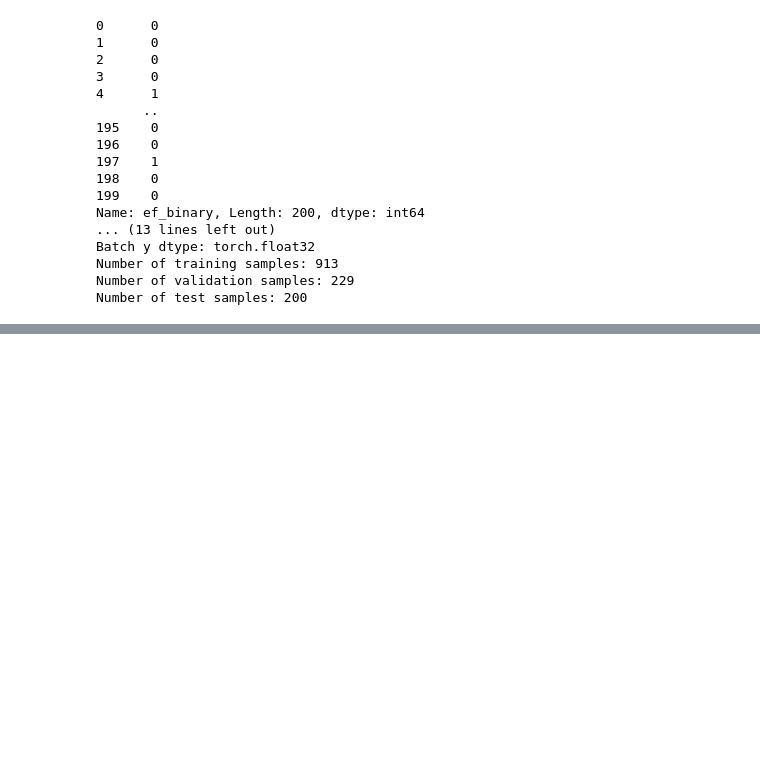
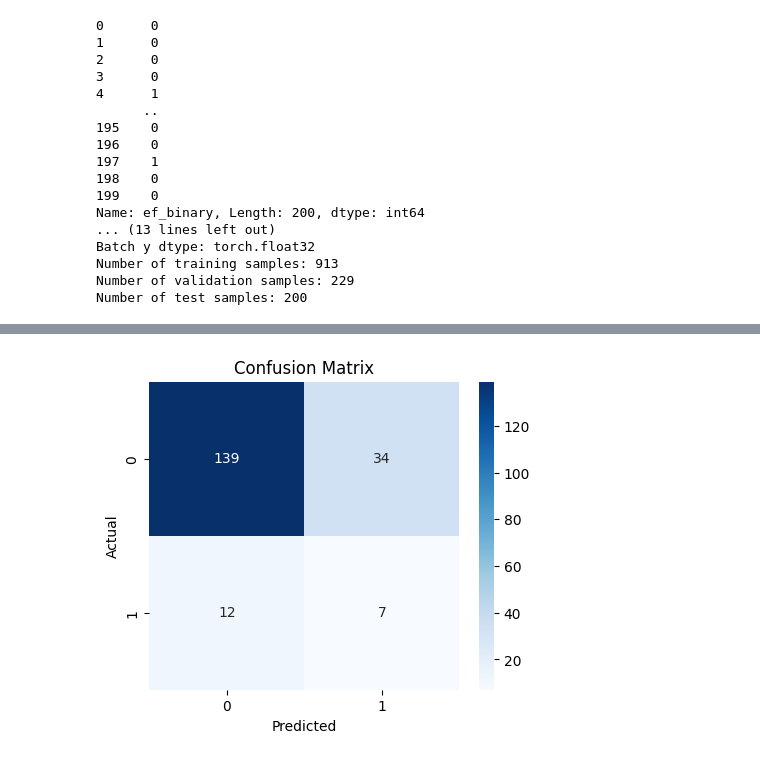
Before and after one commit to JaySeeDub/Quantathon2025, a Jupyter notebook: Notebooks/BinaryDNN.ipynb, the cells around one changed output, grey strips where cells are left out. Saved outputs shown, nothing was run; the diff lists cells and outputs as text; code cells hidden in the pictures; blank space fills up the shorter version.

```diff
--- a/Notebooks/BinaryDNN.ipynb
+++ b/Notebooks/BinaryDNN.ipynb
@@ -337,0 +323,16 @@ AUC: 0.5799, F1: 0.1356, Accuracy: 0.7344, CSI: 0.0727
+# %%
+## Load a previous model
+load = True
+
+if load:
+    # load_path = "models/Binary_DNN_" # Path to load model
+    load_path = "models/DNN_model_best_accuracy.pt"
+    load_path = "models/DNN_model_best_valLoss.pt"
+
+    # Load the checkpoint
+    checkpoint = torch.load(load_path)
+
+    # Restore model weights
+    DNN.load_state_dict(checkpoint["DNN_state_dict"])
+
+    print(f"Loaded model from {load_path}")
@@ -337,0 +341,70 @@ AUC: 0.5799, F1: 0.1356, Accuracy: 0.7344, CSI: 0.0727
+# %%
+# --- Set model to evaluation mode ---
+DNN.eval()
+
+all_targets = []
+all_preds = []
+all_outputs = []
+
+with torch.no_grad():
+    for features, target in test_loader:
+        features = features.to(device)
+        target = target.to(device).float().unsqueeze(-1)
+
+        outputs = DNN(features)
+        preds = (outputs > 0.5).float()
+
+        all_targets.append(target.cpu())
+        all_preds.append(preds.cpu())
+        all_outputs.append(outputs.cpu())
+
+# --- Concatenate all batches ---
+all_targets = torch.cat(all_targets).squeeze().long().numpy()  # integers 0/1
+all_preds = torch.cat(all_preds).squeeze().long().numpy()
+all_outputs = torch.cat(all_outputs).squeeze().numpy()             # floats in [0,1]
+
+# --- Sanity check ---
+print(all_targets.shape, all_preds.shape, all_outputs.shape)
+print(np.unique(all_targets))  # should be [0,1]
+
+# --- Compute Metrics ---
+cm = confusion_matrix(all_targets, all_preds)
+auc = roc_auc_score(all_targets, all_outputs)  # should work now
+f1 = f1_score(all_targets, all_preds)
+acc = accuracy_score(all_targets, all_preds)
+
+# Critical Success Index (CSI)
+tp = cm[1,1]
+fn = cm[1,0]
+fp = cm[0,1]
+csi = tp / (tp + fn + fp)
+
+print(f"AUC: {auc:.4f}, F1: {f1:.4f}, Accuracy: {acc:.4f}, CSI: {csi:.4f}")
+
+# --- Plot Confusion Matrix ---
+plt.figure(figsize=(5,4))
+sns.heatmap(cm, annot=True, fmt='d', cmap='Blues')
+plt.xlabel('Predicted')
+plt.ylabel('Actual')
+plt.title('Confusion Matrix')
+plt.show()
+
+# --- Plot ROC Curve ---
+fpr, tpr, thresholds = roc_curve(all_targets, all_outputs)
+plt.figure(figsize=(6,5))
+plt.plot(fpr, tpr, label=f'AUC = {auc:.4f}', color='blue')
+plt.plot([0,1], [0,1], linestyle='--', color='gray')
+plt.xlabel('False Positive Rate')
+plt.ylabel('True Positive Rate')
+plt.title('ROC Curve')
+plt.legend()
+plt.show()
+
+# --- Plot Metrics Bar Chart ---
+metrics = {'Accuracy': acc, 'F1 Score': f1, 'CSI': csi}
+plt.figure(figsize=(6,4))
+plt.bar(metrics.keys(), metrics.values(), color=['skyblue', 'orange', 'green'])
+plt.ylim(0,1)
+plt.title('Classification Metrics')
+plt.show()
+# %% [output]
@@ -337,0 +414 @@ AUC: 0.5799, F1: 0.1356, Accuracy: 0.7344, CSI: 0.0727
+[figure, added]
```
Also changed, not shown: parts of 9 cells of this notebook, 19 other files.
